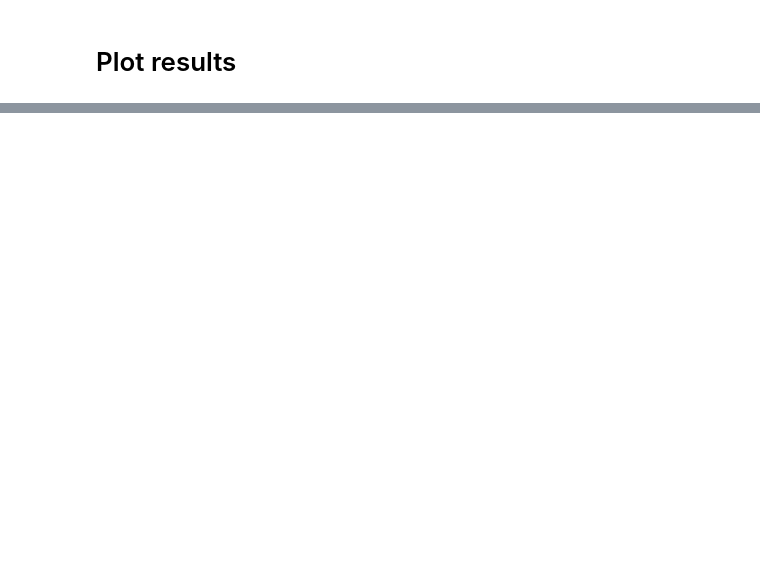
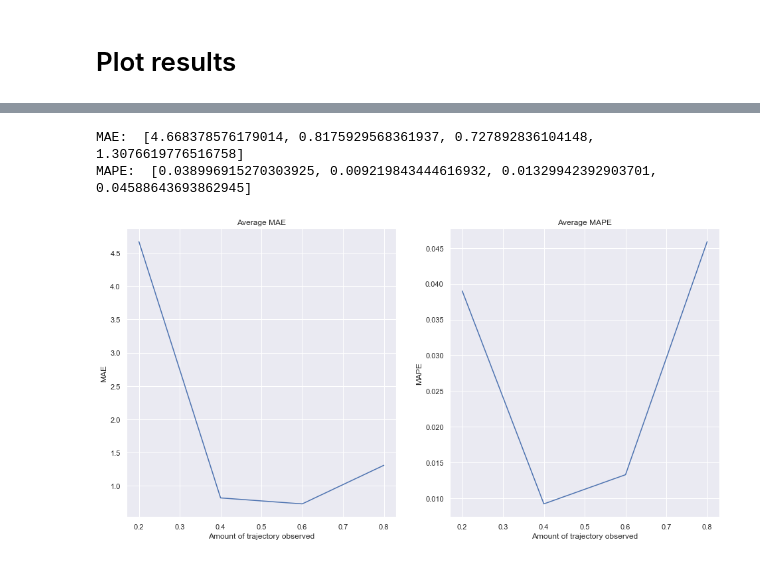
Before and after one commit to SebastianCallh/master-thesis, a Jupyter notebook: model/model.ipynb, the cells around one changed output, grey strips where cells are left out. Saved outputs shown, nothing was run; the diff lists cells and outputs as text; code cells hidden in the pictures; blank space fills up the shorter version.

```diff
--- a/model/model.ipynb
+++ b/model/model.ipynb
@@ -555,26 +567,0 @@ t = predict(m.h, tau)
-# %%
-#experiment with why g acts up
-#plot_model(models[2], timed_seg, f_codomain)
-mm = models[2]
-
-test_seg = trajs[(trajs.traj == traj_ixs[4]) & (trajs.seg == seg_n)][:50]
-timed_test_seg = compute_time_left(test_seg)
-
-for m in models:
-    p, _ = predict(m.g, test_seg[f_codomain])
-    plt.plot(p)
-
-n = mm.f.model.X.shape[0]
-x = mm.g.model.X[:n]
-mean, _  = mm.g.model.predict(x) #mm.g.model.predict(np.ndarray(compute_tau(timed_seg)))
-tau = compute_tau(x)
-df = pd.DataFrame({
-    'prediction': mean.T[0],
-    'progress': tau
-})
-#sns.scatterplot(
-#    data=df,
-#    x='progress',
-#    y='prediction',
-#)
-#axs[1][1].set_title(r'Prediction $\tau$ of training data')
@@ -622,0 +743,18 @@ fig = m.plot()
+# %%
+fig, ax = plot_grid(1, 2)
+ax[0].plot(seg_sizes, avg_mae)
+ax[0].set_title('Average MAE')
+ax[0].set_ylabel('MAE')
+ax[0].set_xlabel('Amount of trajectory observed')
+
+ax[1].set_title('Average MAPE')
+ax[1].set_ylabel('MAPE')
+ax[1].set_xlabel('Amount of trajectory observed')
+ax[1].plot(seg_sizes, avg_mape)
+
+print('MAE: ', avg_mae)
+print('MAPE: ', avg_mape)
+# %% [output]
+MAE:  [4.668378576179014, 0.8175929568361937, 0.727892836104148, 1.3076619776516758]
+MAPE:  [0.038996915270303925, 0.009219843444616932, 0.01329942392903701, 0.04588643693862945]
+[figure, added]
```
Also changed, not shown: parts of 23 cells of this notebook, 1 other file.
